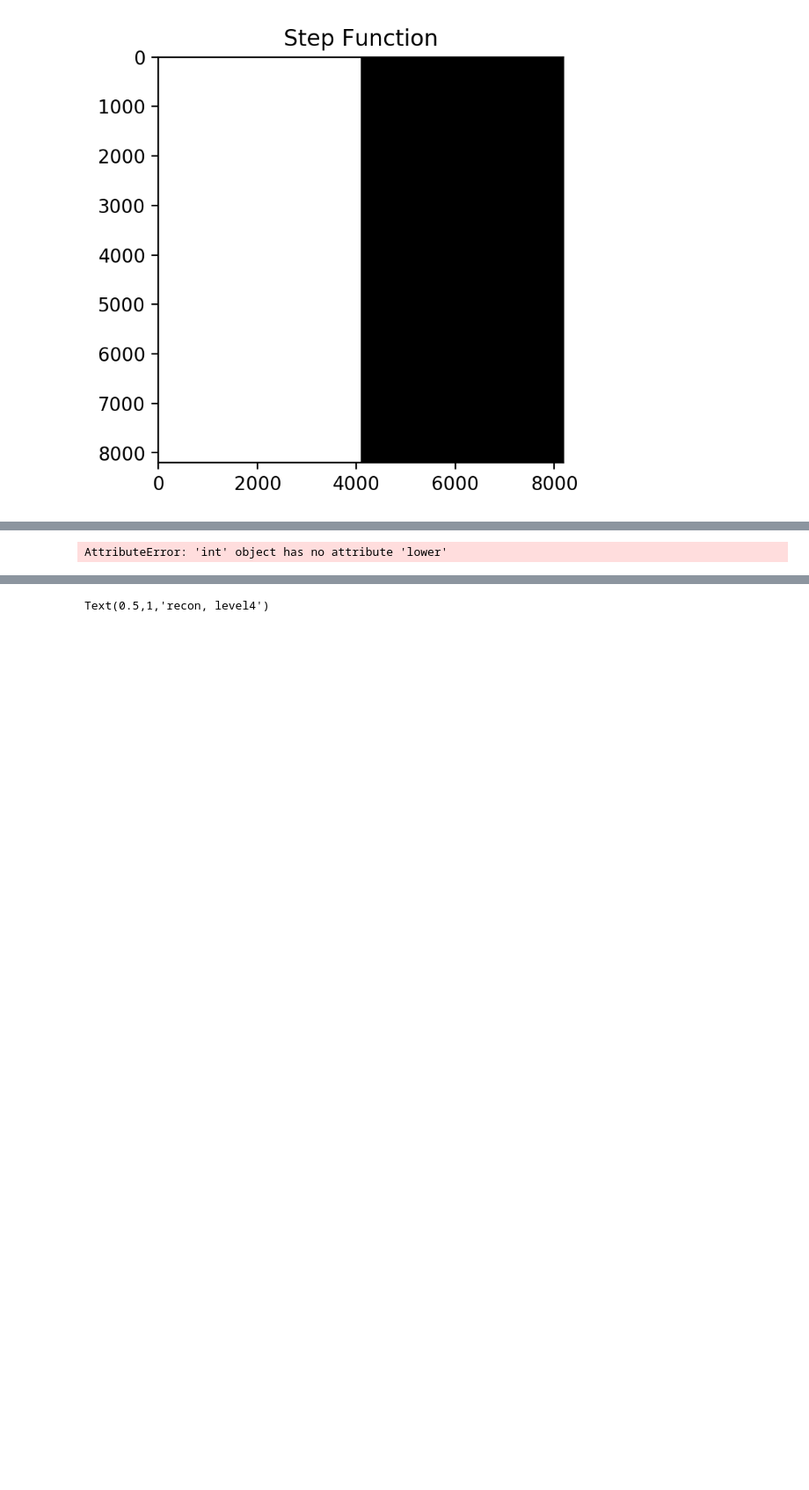
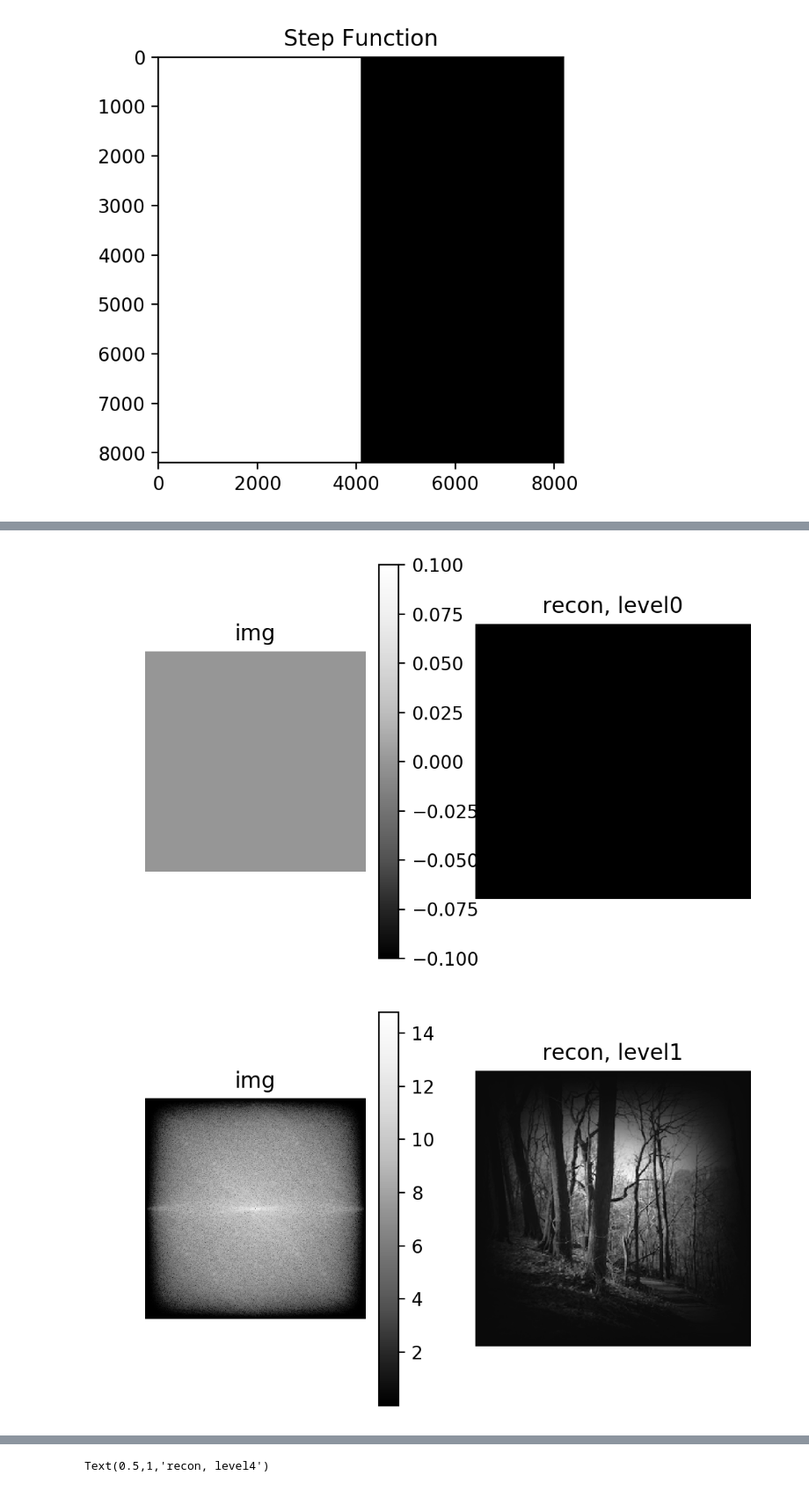
Before and after one commit to vdutell/wavelet_stim, a Jupyter notebook: Wavelet_Edge.ipynb, the cells around one changed output, grey strips where cells are left out. Shown at 88% size. Cells and saved outputs as stored; diff of their text form; code cells hidden in the pictures; blank space fills up the shorter version.

```diff
--- a/Wavelet_Edge.ipynb
+++ b/Wavelet_Edge.ipynb
@@ -25 +48,18 @@ plt.show()
+# %%
+trail = load_image('./ims/trail.jpg')
+trail_gray = trail.convert('L')
+area = (0, 0, 500, 500)
+cropped_img = trail_gray.crop(area)
+trail_gray_array = np.array(cropped_img)
+# %%
+def cos_filter(image):
+    #raised cosyne window on image to avoid border artifacts
+    (dim1,dim2) = np.shape(image)
+    oneD = np.hanning(dim1)
+    oneD = np.tile(oneD,(dim2,1)).T
+    twoD = np.hanning(dim2)
+    twoD = np.tile(twoD,(dim1,1))
+    cosfilter = oneD*(twoD)
+    filtered_im = image*cosfilter
+    return filtered_im
 # %%
@@ -43,33 +83,37 @@ pywt.wavelist()
  'sym19',
  'sym20']
 # %%
-wavelet = 'gaus1'
-wavelet = pywt.ContinuousWavelet(wavelet)
+# wavelet = 'gaus1'
+wavelet = 'db4'
+# wavelet = pywt.ContinuousWavelet(wavelet)
 mode = 'smooth'
-level = 10
-im = stim_step
-#im_band_coeffs = pywt.wavedec2(im, wavelet, mode, level)
-im_band_coeffs = pywt.cwt(im, wavelet, level)
+level = 3
+im = cos_filter(trail_gray_array)
+im_band_coeffs = pywt.wavedec2(im, wavelet, mode, level)
+# im_band_coeffs = pywt.cwt(im, wavelet, level)
 for i in range(level):
     im_band_coeffs_new = [np.zeros_like(i) for i in im_band_coeffs]
     missing_levels = i
     im_band_coeffs_new[:-missing_levels] = im_band_coeffs[:-missing_levels]
     # for i in range(len(im_band_coeffs)):
     #     print (np.array(im_band_coeffs[i]).shape)
     #     im_band_coeffs_new[i] =
     recon = pywt.waverec2(im_band_coeffs_new, wavelet, mode)
 
     plt.figure()
 
     plt.subplot(121)
-    plt.imshow(im,cmap='Greys_r', vmin=0, vmax=1);
-    # plt.axis('off')
+    ft = np.log1p(np.abs(np.fft.fftshift(np.fft.fft2(recon-np.mean(recon)))))
+    plt.imshow(ft,cmap='Greys_r');
+    plt.axis('off')
+    plt.colorbar()
     plt.title('img')
     plt.subplot(122)
-    plt.imshow(recon, cmap='Greys_r', vmin=0, vmax=1);
-    #plt.axis('off')
+    plt.imshow(recon, cmap='Greys_r');
+    plt.axis('off')
     plt.title('recon, level'+str(i))
 
     plt.show()
 # %% [output]
-AttributeError: 'int' object has no attribute 'lower'
+[figure, added]
+[figure, added]
```
Also changed, not shown: parts of 5 cells of this notebook, 2 other files.
